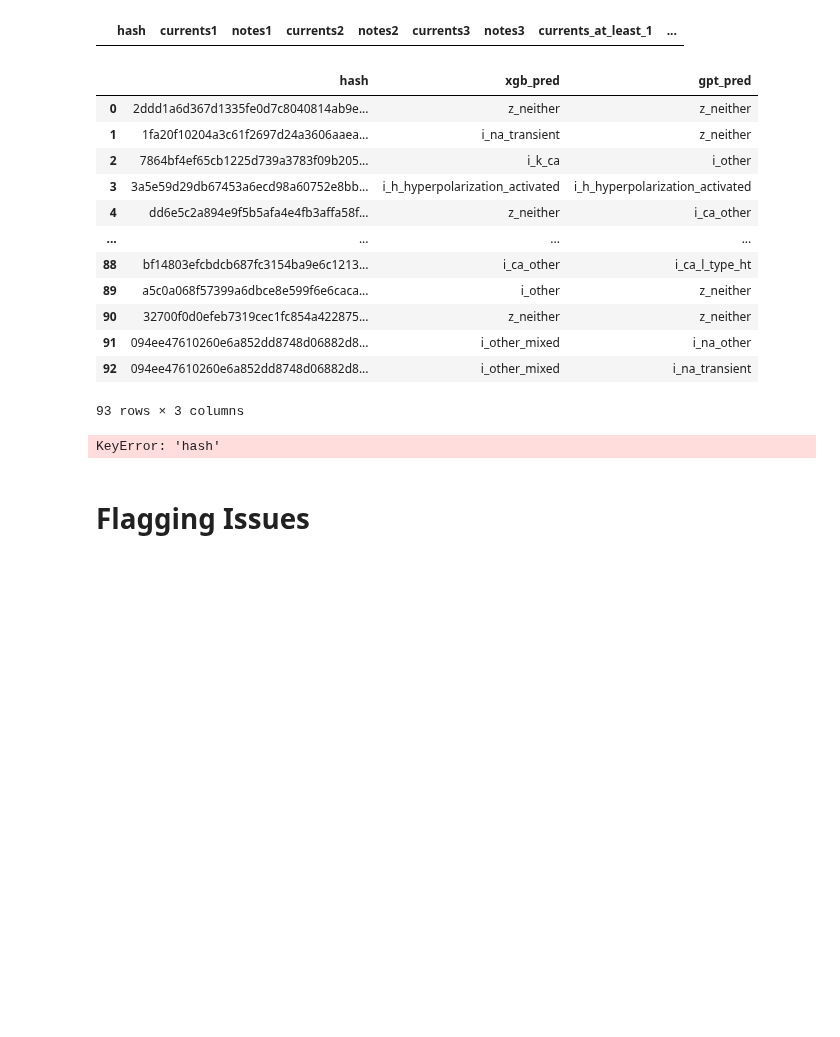
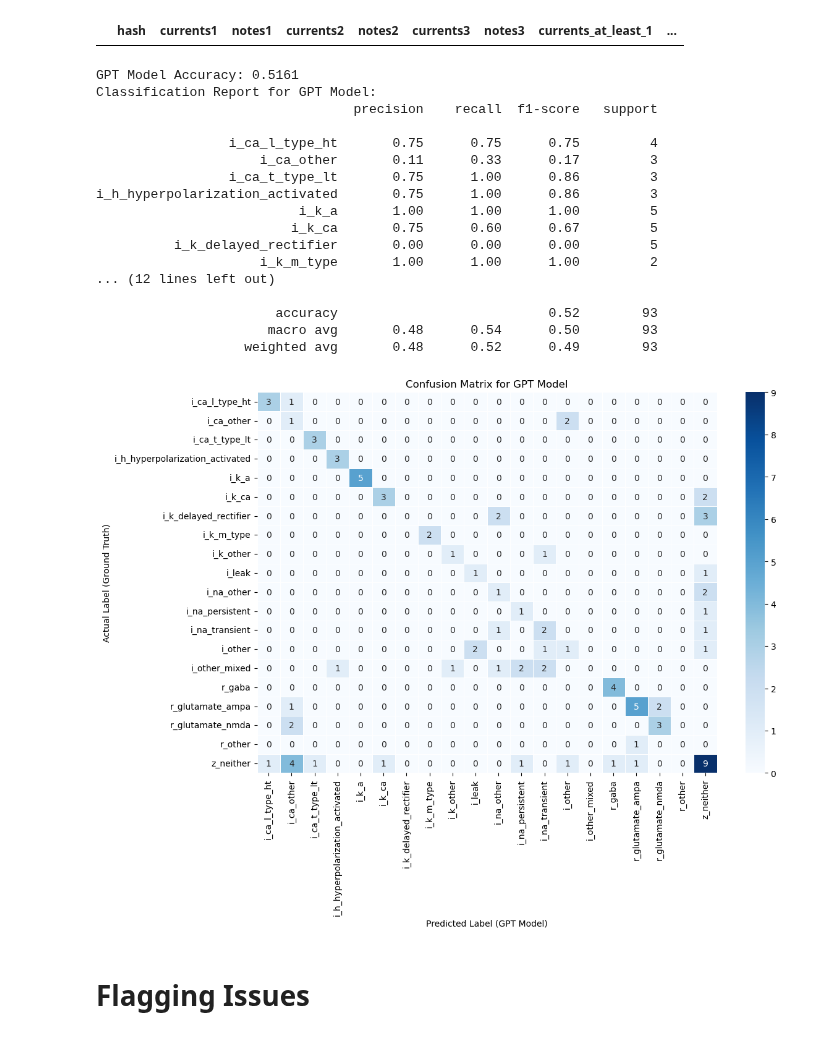
Before and after one commit to innacohen/mod-annotation, a Jupyter notebook: code/pipeline.ipynb, the cells around one changed output. Saved outputs shown, nothing was run; the diff lists cells and outputs as text; code cells hidden in the pictures; blank space fills up the shorter version.

```diff
--- a/code/pipeline.ipynb
+++ b/code/pipeline.ipynb
@@ -1095,33 +1095,63 @@ df_long = df_wide.melt(id_vars=["hash"], value_vars=[f"current_{i+1}" for i in r
 # Drop the helper column and reset index
 df_long = df_long.drop(columns=["current_position"]).reset_index(drop=True)
 # %%
-df_xgb_pred = pd.DataFrame({"hash": X_test.index, "xgb_pred": y_test_pred}).set_index("hash")  # XGB predictions
+df_xgb_pred = pd.DataFrame({"hash": X_test.index, "xgb_pred": y_test_pred, "label":y_test}).set_index("hash")  # XGB predictions
 df_xgb_pred = df_xgb_pred.reset_index()
 # %%
 df_gpt_pred = df_gpt_pred.reset_index()
 # %%
-df_xgb_pred.merge(df_long, how="left").fillna("z_neither")
+df_both = df_xgb_pred.merge(df_long, how="left").fillna("z_neither")
-# %% [output]
-|  | hash | xgb_pred | gpt_pred |
-| 0 | 2ddd1a6d367d1335fe0d7c8040814ab9e... | z_neither | z_neither |
-| 1 | 1fa20f10204a3c61f2697d24a3606aaea... | i_na_transient | z_neither |
-| 2 | 7864bf4ef65cb1225d739a3783f09b205... | i_k_ca | i_other |
-| 3 | 3a5e59d29db67453a6ecd98a60752e8bb... | i_h_hyperpolarization_activated | i_h_hyperpolarization_activated |
-| 4 | dd6e5c2a894e9f5b5afa4e4fb3affa58f... | z_neither | i_ca_other |
-| ... | ... | ... | ... |
-| 88 | bf14803efcbdcb687fc3154ba9e6c1213... | i_ca_other | i_ca_l_type_ht |
-| 89 | a5c0a068f57399a6dbce8e599f6e6caca... | i_other | z_neither |
-| 90 | 32700f0d0efeb7319cec1fc854a422875... | z_neither | z_neither |
-| 91 | 094ee47610260e6a852dd8748d06882d8... | i_other_mixed | i_na_other |
-| 92 | 094ee47610260e6a852dd8748d06882d8... | i_other_mixed | i_na_transient |
-93 rows × 3 columns
-# %%
-
-# Merge with GPT model predictions & ground truth labels
-df_merged = pd.merge(df_xgb_pred, df_gpt_pred[["currents_at_least_1", "currents_at_least_2", "currents_at_least_3"]], left_on="hash", right_on="hash")
-df_merged["ground_truth"] = y_train  # Manually curated labels
-# %% [output]
-KeyError: 'hash'
+# %%
+import pandas as pd
+import numpy as np
+import seaborn as sns
+import matplotlib.pyplot as plt
+from sklearn.metrics import classification_report, accuracy_score, confusion_matrix
+
+# Extract ground truth labels and GPT predictions
+y_true = df_both["label"]  # True labels
+y_pred = df_both["gpt_pred"]  # GPT model predictions
+
+# Compute accuracy
+gpt_accuracy = accuracy_score(y_true, y_pred)
+print(f"GPT Model Accuracy: {gpt_accuracy:.4f}")
+
+# Generate classification report
+print("Classification Report for GPT Model:")
+print(classification_report(y_true, y_pred))
+
+# Compute confusion matrix
+conf_matrix = confusion_matrix(y_true, y_pred, labels=np.unique(y_true))
+
+# Convert confusion matrix to DataFrame for visualization
+conf_df = pd.DataFrame(conf_matrix, index=np.unique(y_true), columns=np.unique(y_true))
+
+# 🔹 Plot Confusion Matrix Heatmap
+plt.figure(figsize=(12, 8))
+sns.heatmap(conf_df, annot=True, fmt="d", cmap="Blues", linewidths=0.5)
+plt.xlabel("Predicted Label (GPT Model)")
+plt.ylabel("Actual Label (Ground Truth)")
+plt.title("Confusion Matrix for GPT Model")
+plt.show()
+# %% [output]
+GPT Model Accuracy: 0.5161
+Classification Report for GPT Model:
+                                 precision    recall  f1-score   support
+
+                 i_ca_l_type_ht       0.75      0.75      0.75         4
+                     i_ca_other       0.11      0.33      0.17         3
+                 i_ca_t_type_lt       0.75      1.00      0.86         3
+i_h_hyperpolarization_activated       0.75      1.00      0.86         3
+                          i_k_a       1.00      1.00      1.00         5
+                         i_k_ca       0.75      0.60      0.67         5
+          i_k_delayed_rectifier       0.00      0.00      0.00         5
+                     i_k_m_type       1.00      1.00      1.00         2
+... (12 lines left out)
+
+                       accuracy                           0.52        93
+                      macro avg       0.48      0.54      0.50        93
+                   weighted avg       0.48      0.52      0.49        93
+[figure, added]
 # %% [markdown]
 # Flagging Issues
 # %%
```
Also changed, not shown: parts of 1 cell of this notebook.
